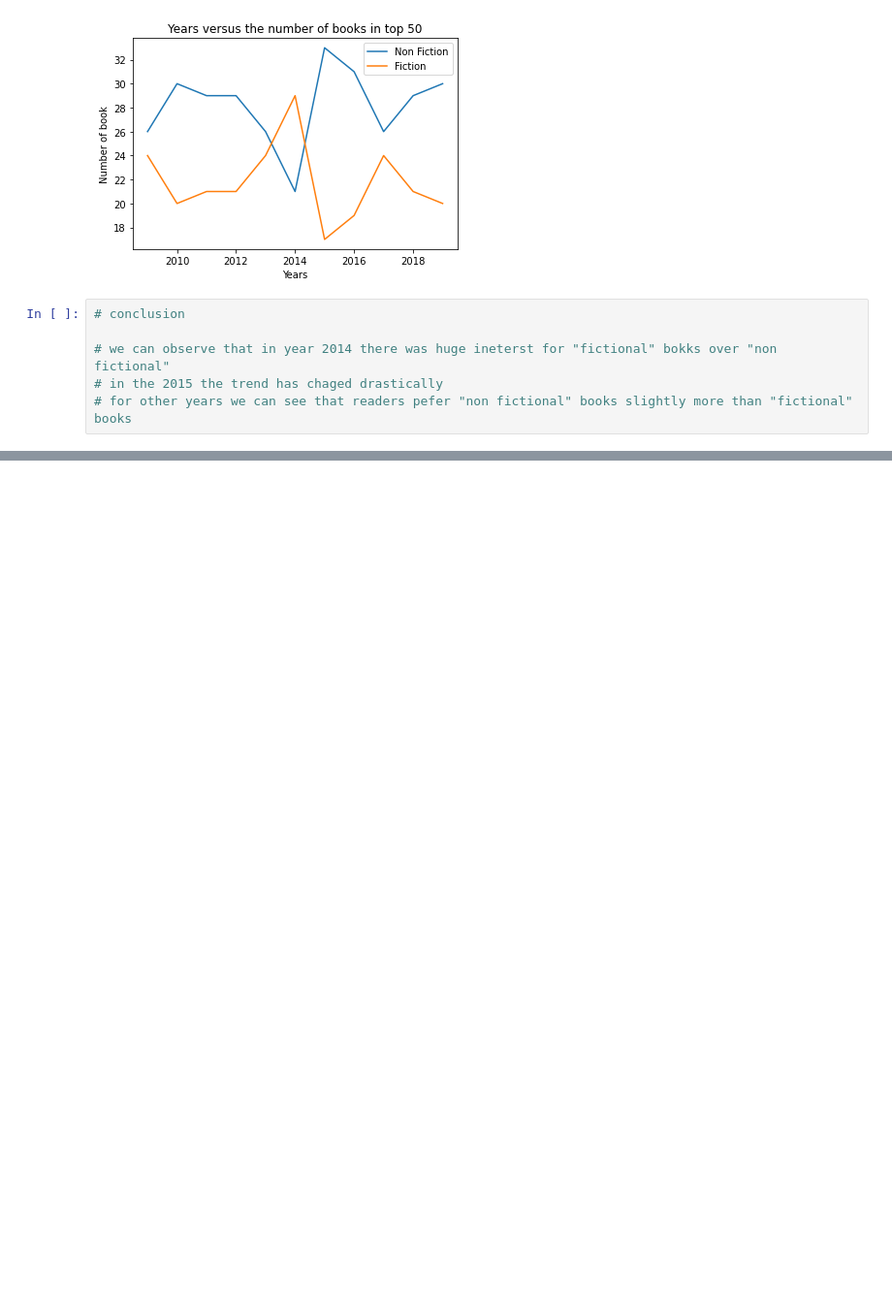
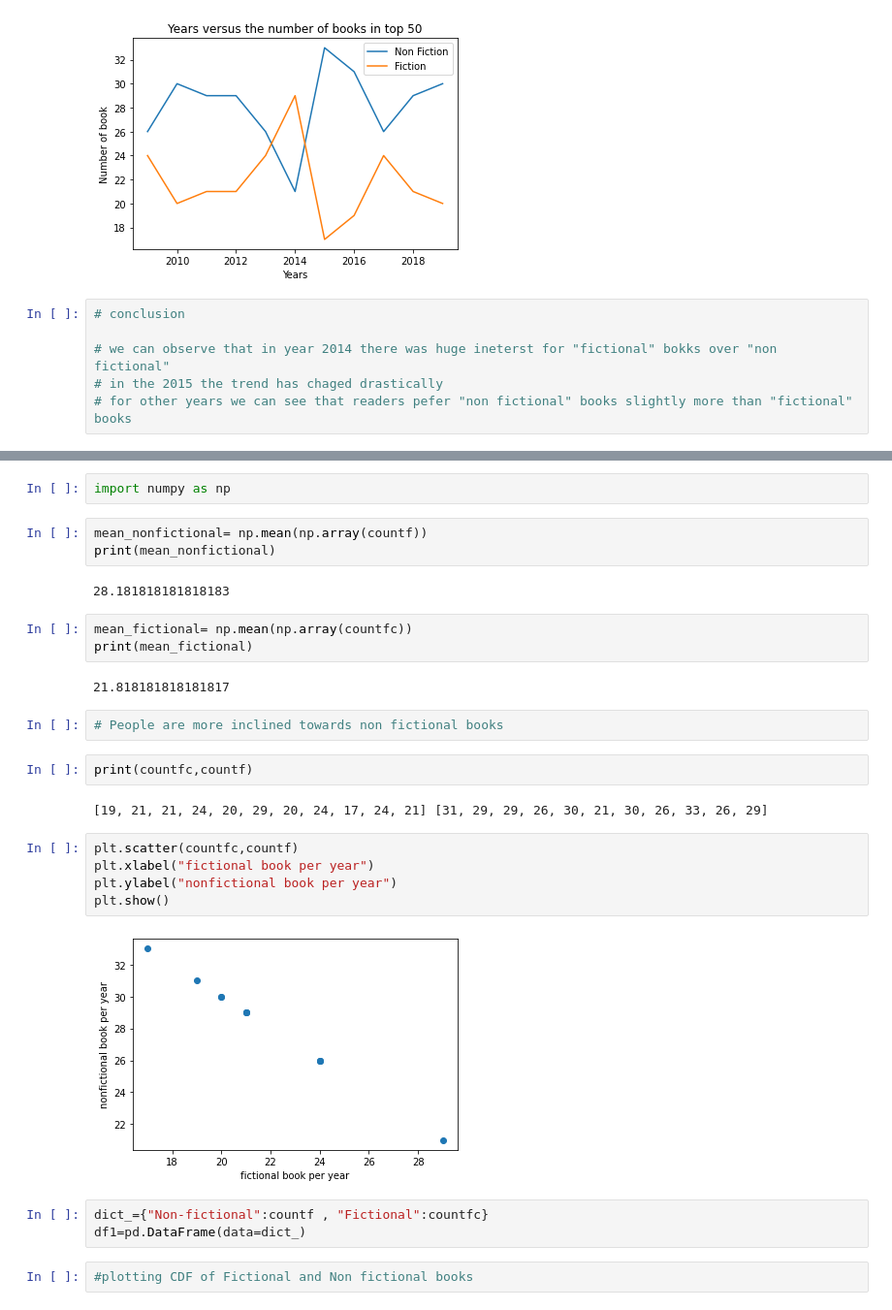
Before and after one commit to abhishekgotgithub/data-analysis, a Jupyter notebook: data analysis.ipynb, the cells around one changed output, grey strips where cells are left out. Shown: that part at 97% size. Saved outputs shown, nothing was run; the diff lists cells and outputs as text; blank space fills up the shorter version.

```diff
--- a/data analysis.ipynb
+++ b/data analysis.ipynb
@@ -112,0 +115,30 @@ cx.legend(y)
+# %%
+import numpy as np
+# %%
+mean_nonfictional= np.mean(np.array(countf))
+print(mean_nonfictional)
+# %% [output]
+28.181818181818183
+# %%
+mean_fictional= np.mean(np.array(countfc))
+print(mean_fictional)
+# %% [output]
+21.818181818181817
+# %%
+# People are more inclined towards non fictional books
+# %%
+print(countfc,countf)
+# %% [output]
+[19, 21, 21, 24, 20, 29, 20, 24, 17, 24, 21] [31, 29, 29, 26, 30, 21, 30, 26, 33, 26, 29]
+# %%
+plt.scatter(countfc,countf)
+plt.xlabel("fictional book per year")
+plt.ylabel("nonfictional book per year")
+plt.show()
+# %% [output]
+[figure, added]
+# %%
+dict_={"Non-fictional":countf , "Fictional":countfc}
+df1=pd.DataFrame(data=dict_)
+# %%
+#plotting CDF of Fictional and Non fictional books
```
Also changed, not shown: parts of 22 cells of this notebook.
